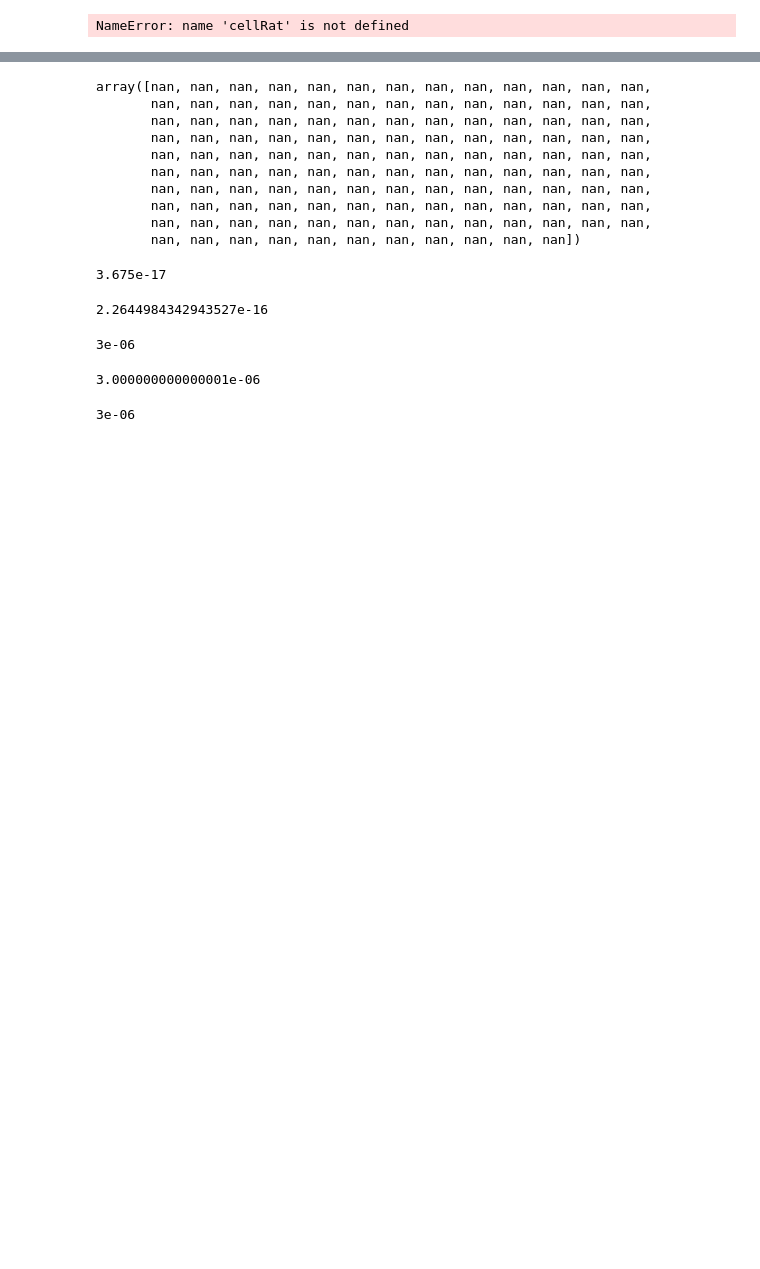
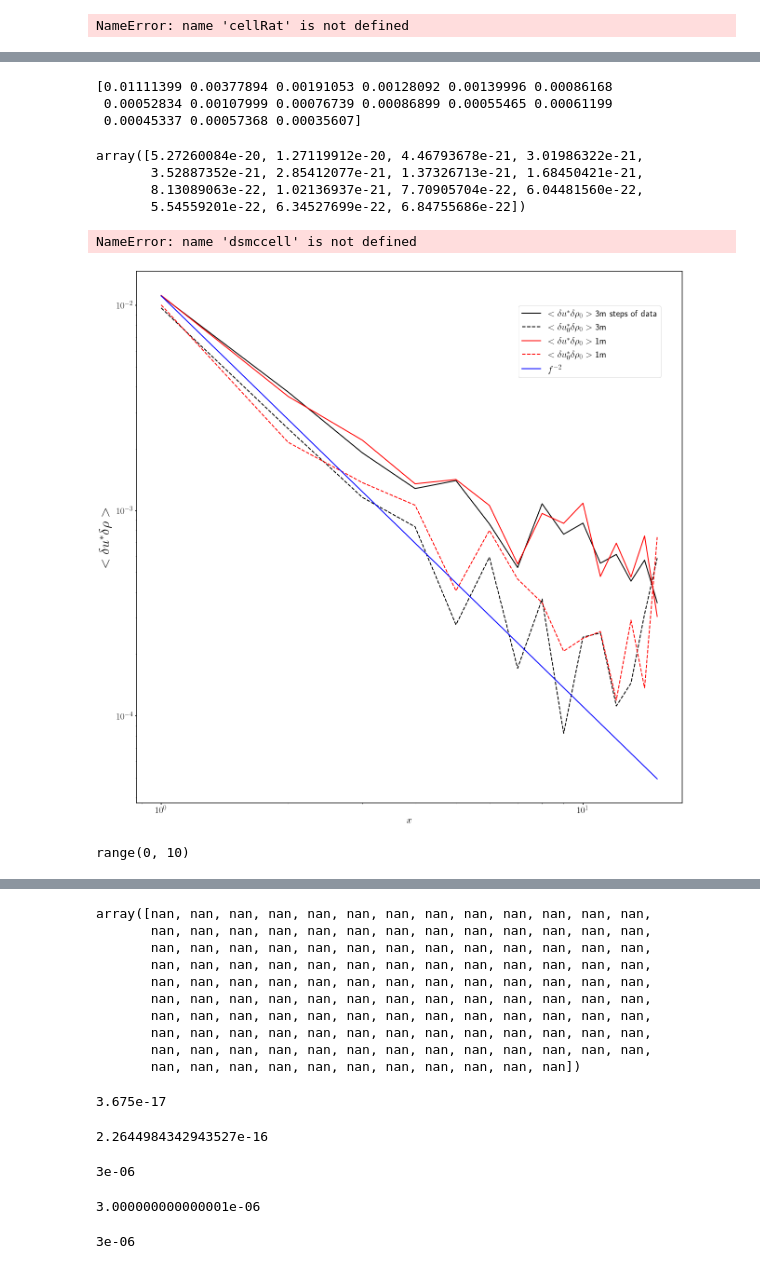
Before and after one commit to AMReX-FHD/notebooks, a Jupyter notebook: dsmcPlotting.ipynb, the cells around one changed output, grey strips where cells are left out. Cells and saved outputs as stored; diff of their text form; code cells hidden in the pictures; blank space fills up the shorter version.

```diff
--- a/dsmcPlotting.ipynb
+++ b/dsmcPlotting.ipynb
@@ -437,2 +670,71 @@ ax4.yaxis.set_tick_params(width=1.5)
+# %%
+ydata1 = datatest1[128,17:32,2]
+
+ydata2 = datatest2[128,17:32,2]
+
+ydata3 = datatest3[128,17:32,2]
+
+ydata4 = datatest4[128,17:32,2]
+# %%
+print(ydata1/dsmccell)
+# %% [output]
+[0.01111399 0.00377894 0.00191053 0.00128092 0.00139996 0.00086168
+ 0.00052834 0.00107999 0.00076739 0.00086899 0.00055465 0.00061199
+ 0.00045337 0.00057368 0.00035607]
+# %%
+ydata2
+# %% [output]
+array([5.27260084e-20, 1.27119912e-20, 4.46793678e-21, 3.01986322e-21,
+       3.52887352e-21, 2.85412077e-21, 1.37326713e-21, 1.68450421e-21,
+       8.13089063e-22, 1.02136937e-21, 7.70905704e-22, 6.04481560e-22,
+       5.54559201e-22, 6.34527699e-22, 6.84755686e-22])
+# %%
+dx=dsmccell
+# %%
+dsmccell
+# %% [output]
+NameError: name 'dsmccell' is not defined
+# %%
+plt.rcParams['mathtext.fontset'] = 'cm'
+plt.rc('text', usetex=True)
+plt.rc('xtick', labelsize=13)
+plt.rc('ytick', labelsize=13)
+plt.rc('axes', linewidth=1.5)
+fig = plt.figure(figsize=[21,21])
+plt.subplots_adjust(wspace=0.25)
+
+xd=[1,2,3,4,5,6,7,8,9,10,11,12,13,14,15]
+xl=[1,15]
+yl=[ydata1[0]/dx,ydata1[0]*1/(15**2)/dx]
+ax1 = fig.add_subplot(1,1,1)
+
+#ax1.plot(1.252e-5*ytest/(4*3.142),ydata,color='black',linewidth=2, label='DSMC')
+ax1.plot(xd,ydata1/dx,color='black',linewidth=2, label=r"$<\delta u^*\delta \rho_0>$ 3m steps of data")
+ax1.plot(xd,ydata2/dx,color='black',linewidth=2,linestyle='dashed', label=r"$<\delta u_0^*\delta \rho_0>$ 3m")
+ax1.plot(xd,ydata3/dx,color='red',linewidth=2, label=r"$<\delta u^*\delta \rho_0>$ 1m")
+ax1.plot(xd,ydata4/dx,color='red',linewidth=2,linestyle='dashed', label=r"$<\delta u_0^*\delta \rho_0>$ 1m")
+ax1.plot(xl,yl,color='blue',linewidth=2, label='$f^{-2}$')
+
+
+
+#ax1.plot(xFHDb,yFHD1b,color='black',linewidth=2,linestyle='dashed', label='FHD')
+
+
+ax1.set_yscale('log')
+ax1.set_xscale('log')
+ax1.set_xlabel(r'$x$', fontsize=20)
+ax1.set_ylabel(r"$<\delta u^*\delta \rho>$", fontsize=30,rotation=90, labelpad=10)
+ax1.tick_params(labelsize=20)
+ax1.legend(loc=(0.7,0.8),fontsize=20)
+#ax1.set_ylim([-100e-21,50e-21])
+#ax1.set_ylim([-10e-21,5e-21])
+ax1.xaxis.set_tick_params(width=1.5)
+ax1.yaxis.set_tick_params(width=1.5)
+# %% [output]
+[figure, added]
+# %%
+range(10)
+# %% [output]
+range(0, 10)
 # %%
 
```
Also changed, not shown: parts of 33 cells of this notebook, 10 other files.
